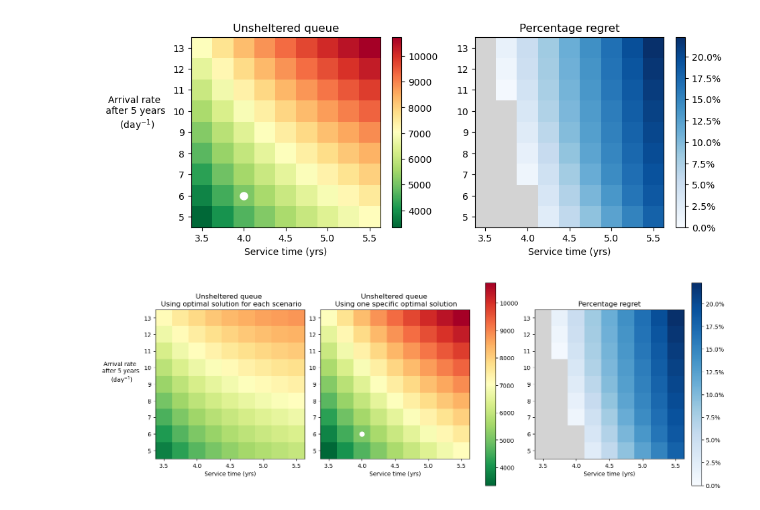
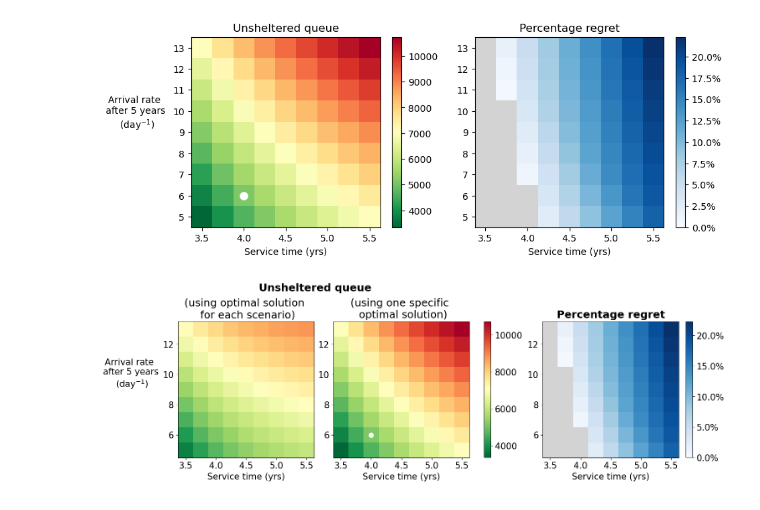
Before and after one commit to grahamburgess3/tvcp, a Jupyter notebook: NumericalResults.ipynb, the cells around one changed output. Drawn from its saved outputs; the diff is of its cells as text; code cells hidden in the pictures.

Commit message:
changes to sensitivity plot

```diff
--- a/NumericalResults.ipynb
+++ b/NumericalResults.ipynb
@@ -541,10 +542,16 @@ plt.show()
 # %% [output]
 [figure]
 # %%
-import numpy as np
-import matplotlib.pyplot as plt
-from matplotlib.colors import ListedColormap
-from matplotlib.ticker import PercentFormatter
+mpl.rcdefaults()
+
+mpl.rcParams.update({
+    'font.size': 15,          # base fontsize
+    'axes.titlesize': 18,     # subplot titles
+    'axes.labelsize': 15,     # x/y labels
+    'xtick.labelsize': 15,
+    'ytick.labelsize': 15,
+    'legend.fontsize': 15
+})
 
 fig, axs = plt.subplots(
     1, 3,
@@ -571,41 +578,51 @@ axs[2].pcolormesh(
     service_edges, arrival_edges, overlay,
     shading='auto', cmap=gray_only, vmin=0, vmax=1,
     zorder=10  # make sure it sits on top
 )
 for spine in axs[2].spines.values():
     spine.set_zorder(20)
 
 # White dot for the scenario we analysed in previous sections.
 axs[1].plot(4.0, 6.0, marker='o', color='white', markersize=8)
 
 # Axes formatting
 axs[0].set_xlabel('Service time (yrs)')
 axs[0].set_ylabel('Arrival rate \n after 5 years \n (day$^{-1}$)',
-                  rotation=0, labelpad=40)
+                  rotation=0, labelpad=55)
 
 axs[1].set_xlabel('Service time (yrs)')
 axs[1].set_ylabel('')  # No label, but ticks remain
 
 axs[2].set_xlabel('Service time (yrs)')
 axs[2].set_ylabel('')  # No label, but ticks remain
 
-# Color bars (constrained_layout will place these without breaking the square panels)
-cb0 = fig.colorbar(c0, ax=[axs[0], axs[1]])
-cb1 = fig.colorbar(c2, ax=axs[2], format=PercentFormatter(xmax=1.0))
+# Adjust colorbars with shrink so they match subplot height
+cb0 = fig.colorbar(c0, ax=[axs[0], axs[1]], shrink=0.66)  # ~85% of original height
+cb1 = fig.colorbar(c2, ax=axs[2], format=PercentFormatter(xmax=1.0), shrink=0.66)
+
+# tick labels
+cb0.ax.tick_params(labelsize=15)
+cb1.ax.tick_params(labelsize=15)
 
 # Titles
-axs[0].set_title('Unsheltered queue \n Using optimal solution for each scenario')
-axs[1].set_title('Unsheltered queue \n Using one specific optimal solution')
-axs[2].set_title('Percentage regret')
+axs[0].set_title('(using optimal solution \n for each scenario)')
+axs[1].set_title('(using one specific \n optimal solution)')
+axs[2].set_title('Percentage regret', fontweight='bold')
+
+# Shared title for the first two subplots
+fig.text(
+    0.345, 0.96,
+    'Unsheltered queue',
+    ha='center', va='bottom',
+    fontsize=18,
+    fontweight='bold'
+)
 
 # Make each subplot panel square in figure space
 for ax in axs:
     ax.set_box_aspect(1)  # requires Matplotlib >= 3.4
 
-# Optional: small horizontal breathing room between squares
-plt.subplots_adjust(wspace=0.2)
-
 plt.savefig('sensitivity_extra_unsheltered_alt.png', dpi=1000, bbox_inches='tight')
 plt.show()
 # %% [output]
-[figure, old version]
+[figure, new version]
```
Also changed, not shown: parts of 4 cells of this notebook, 1 other file.
